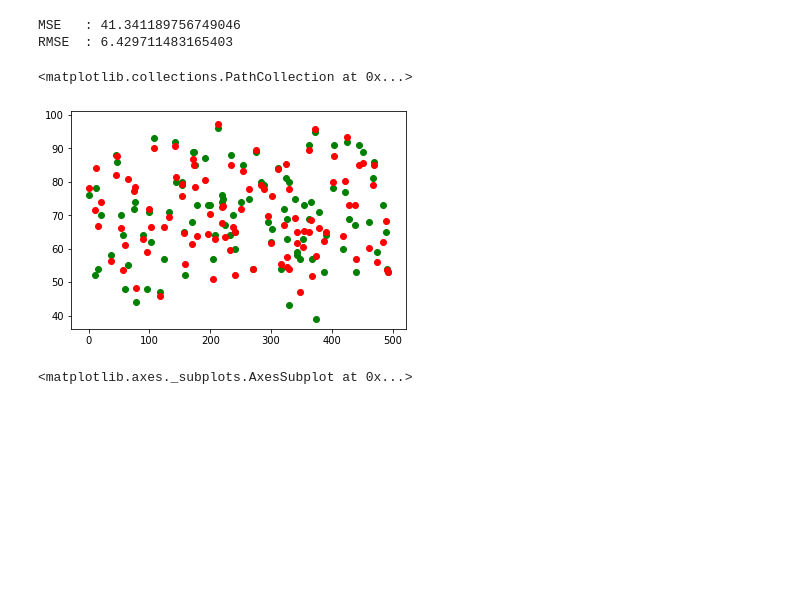
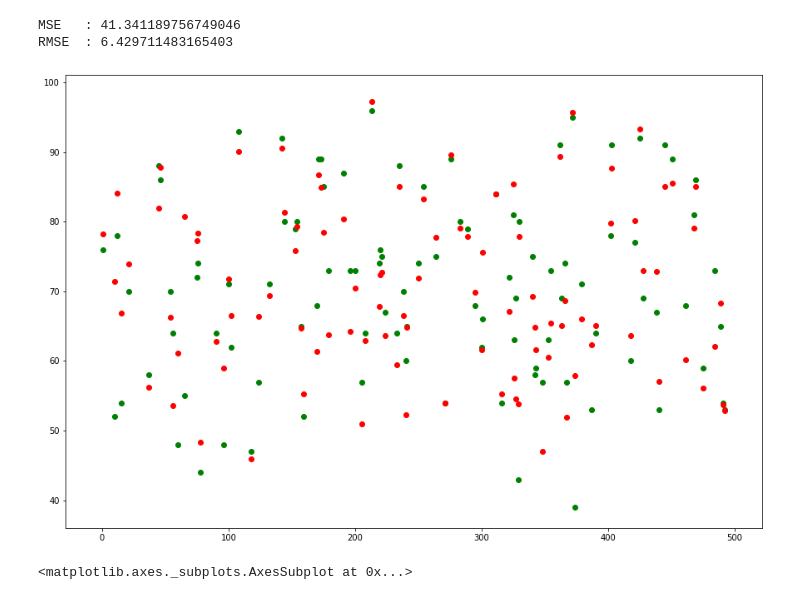
Before and after one commit to srikanthpragada/DS_26_AUG_2020, a Jupyter notebook: admission/admission.ipynb, the cells around one changed output. Saved outputs shown, nothing was run; the diff lists cells and outputs as text; code cells hidden in the pictures; blank space fills up the shorter version.

```diff
--- a/admission/admission.ipynb
+++ b/admission/admission.ipynb
@@ -355,9 +368,9 @@ RMSE  : 6.429711483165403
 # %%
 plt.scatter(res.index, res['Actual'], color='green')
 plt.scatter(res.index, res['Pred'], color='red')
+plt.gcf().set_size_inches(15,10)
 # %% [output]
-<matplotlib.collections.PathCollection at 0x...>
-[figure, old version]
+[figure, new version]
 # %%
 plt.gcf().set_size_inches(15,10)
 sns.lineplot(res.index, res['Actual'], color='green', label="Actual")
```
Also changed, not shown: parts of 5 cells of this notebook.
